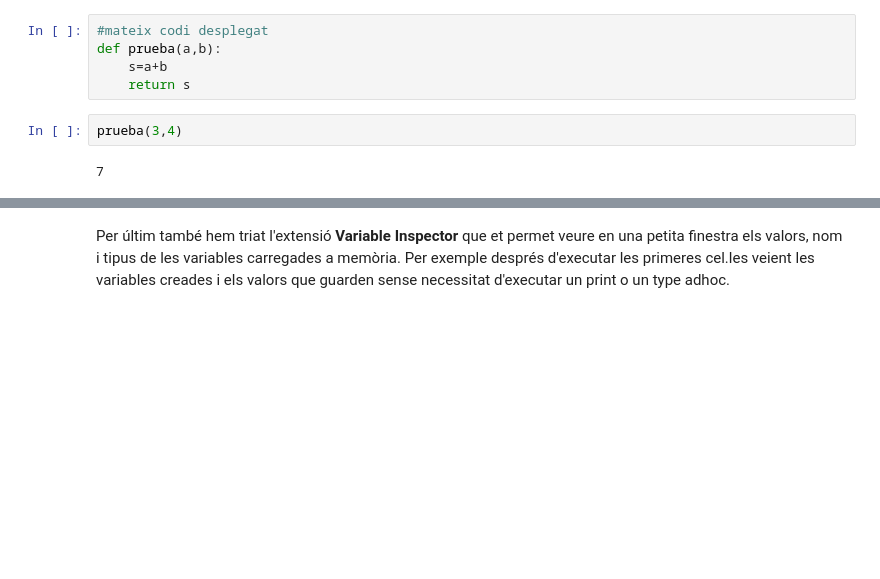
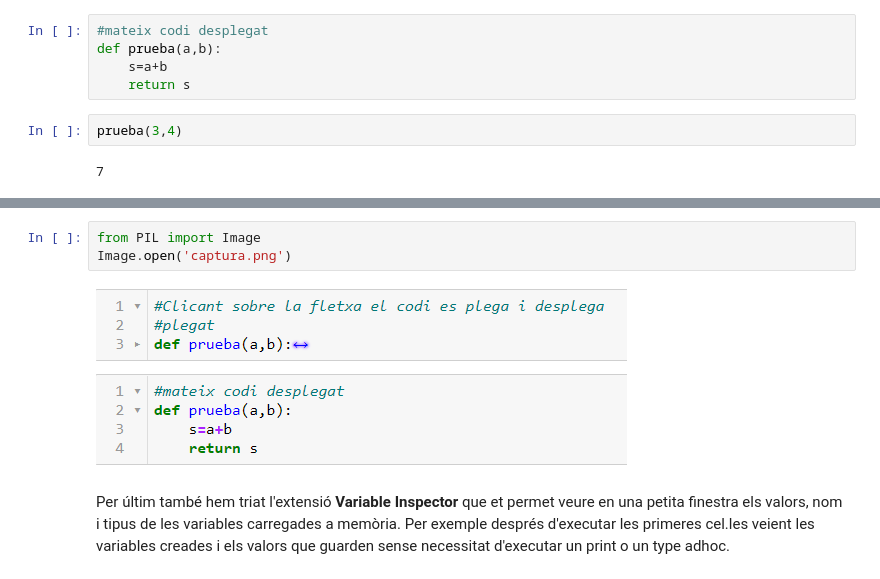
Before and after one commit to fgilma/Jupyter_Markdown, a Jupyter notebook: Tasca1.ipynb, the cells around one changed output, grey strips where cells are left out. Cells and saved outputs as stored; diff of their text form; blank space fills up the shorter version.

```diff
--- a/Tasca1.ipynb
+++ b/Tasca1.ipynb
@@ -134,2 +132,7 @@ He afegit una imatge del codi tancat i obert ja que al github es veu només desp
+# %%
+from PIL import Image
+Image.open('captura.png')
+# %% [output]
+[figure, added]
 # %% [markdown]
 Per últim també hem triat l'extensió **Variable Inspector** que et permet veure en una petita finestra els valors, nom i tipus de les variables carregades a memòria. Per exemple després d'executar les primeres cel.les veient les variables creades i els valors que guarden sense necessitat d'executar un print o un type adhoc.
```
Also changed, not shown: parts of 3 cells of this notebook, 1 other file.
